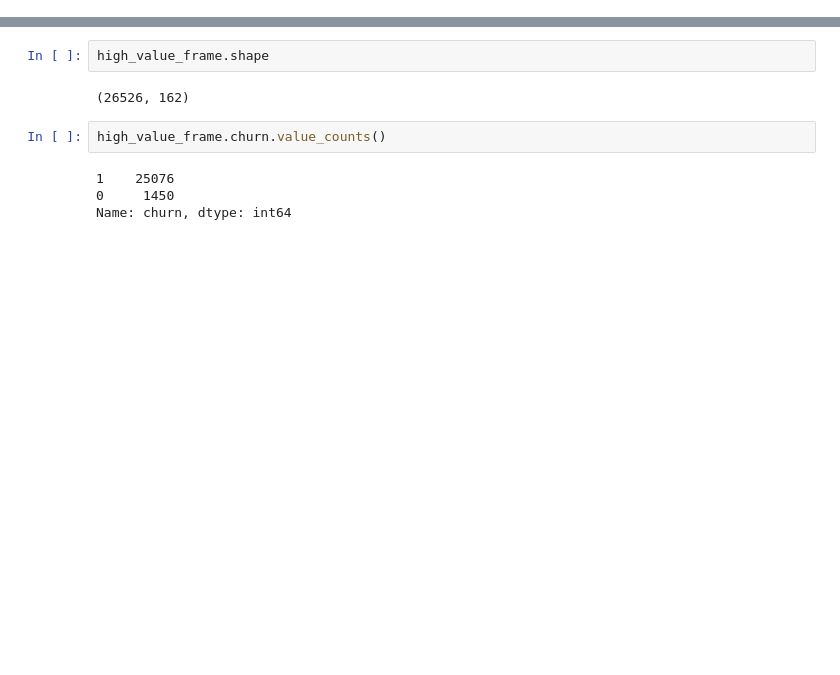
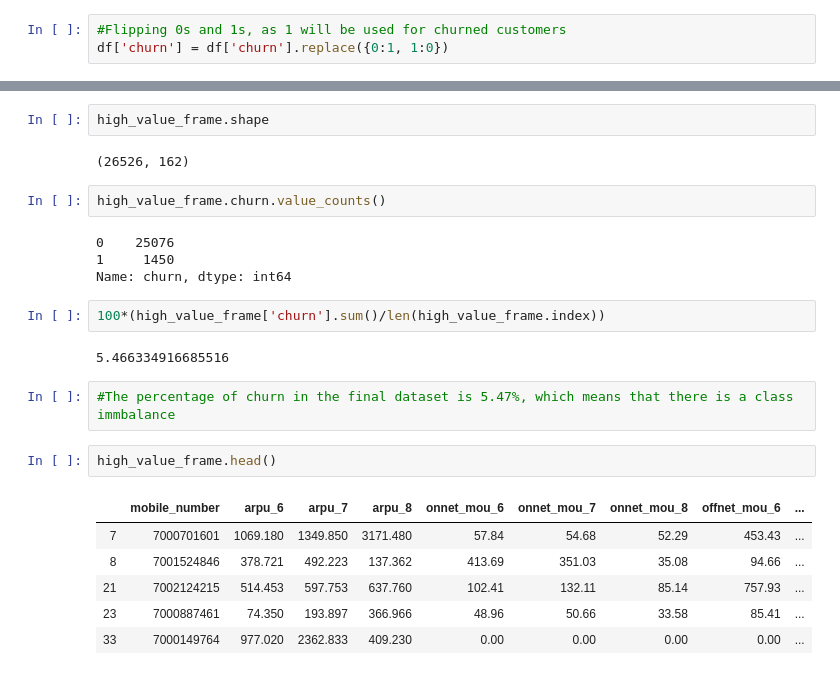
Before and after one commit to shreyaspai08/telecom_churn_case_study, a Jupyter notebook: Telecom_churn_notebook.ipynb, the cells around one changed output, grey strips where cells are left out. Saved outputs shown, nothing was run; the diff lists cells and outputs as text; blank space fills up the shorter version.

Commit message:
Added churn flip and percentage

```diff
--- a/Telecom_churn_notebook.ipynb
+++ b/Telecom_churn_notebook.ipynb
@@ -527,0 +534,3 @@ df['churn'] = df['overall_usage'].astype(bool).astype(int)
+# %%
+#Flipping 0s and 1s, as 1 will be used for churned customers
+df['churn'] = df['churn'].replace({0:1, 1:0})
@@ -687,6 +702,21 @@ high_value_frame.shape
 # %%
 high_value_frame.churn.value_counts()
 # %% [output]
-1    25076
-0     1450
+0    25076
+1     1450
 Name: churn, dtype: int64
+# %%
+100*(high_value_frame['churn'].sum()/len(high_value_frame.index))
+# %% [output]
+5.466334916685516
+# %%
+#The percentage of churn in the final dataset is 5.47%, which means that there is a class immbalance
+# %%
+high_value_frame.head()
+# %% [output]
+|  | mobile_number | arpu_6 | arpu_7 | arpu_8 | onnet_mou_6 | onnet_mou_7 | onnet_mou_8 | offnet_mou_6 | ... |
+| 7 | 7000701601 | 1069.180 | 1349.850 | 3171.480 | 57.84 | 54.68 | 52.29 | 453.43 | ... |
+| 8 | 7001524846 | 378.721 | 492.223 | 137.362 | 413.69 | 351.03 | 35.08 | 94.66 | ... |
+| 21 | 7002124215 | 514.453 | 597.753 | 637.760 | 102.41 | 132.11 | 85.14 | 757.93 | ... |
+| 23 | 7000887461 | 74.350 | 193.897 | 366.966 | 48.96 | 50.66 | 33.58 | 85.41 | ... |
+| 33 | 7000149764 | 977.020 | 2362.833 | 409.230 | 0.00 | 0.00 | 0.00 | 0.00 | ... |
```
Also changed, not shown: parts of 4 cells of this notebook.
